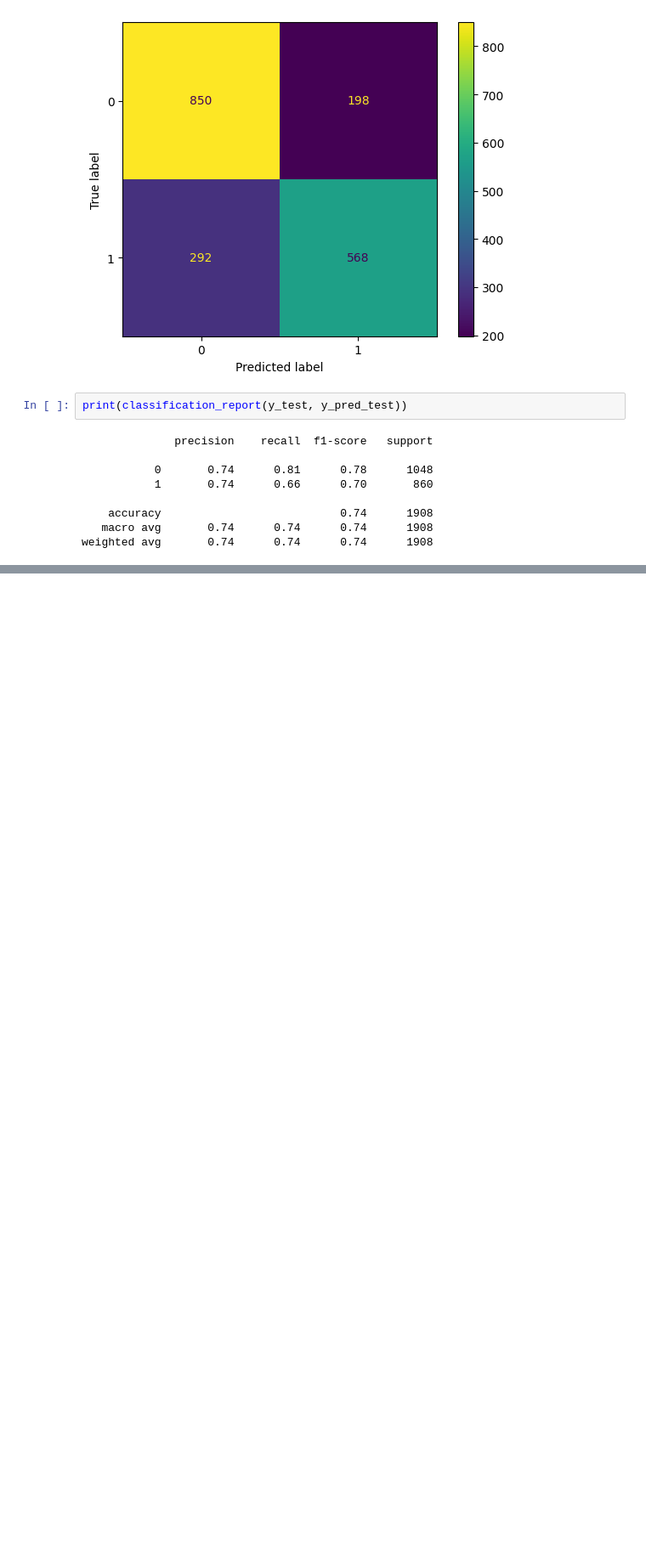
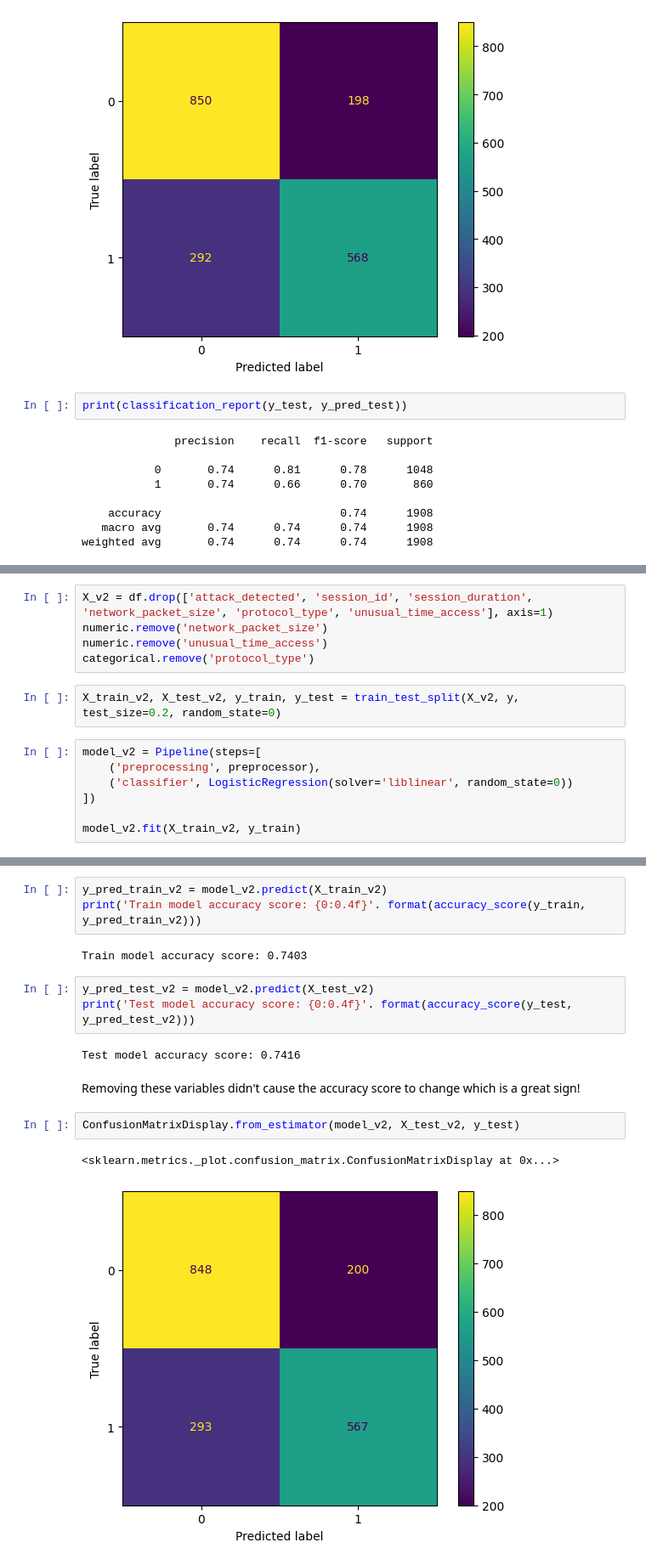
Before and after one commit to intileadam/intrusion-detection, a Jupyter notebook: intrusion-detection.ipynb, the cells around one changed output, grey strips where cells are left out. Shown at 85% size. Cells and saved outputs as stored; diff of their text form; blank space fills up the shorter version.

Commit message:
removed insignificant variables

```diff
--- a/intrusion-detection.ipynb
+++ b/intrusion-detection.ipynb
@@ -167,0 +223,14 @@ Look into cross validating results
+# %%
+X_v2 = df.drop(['attack_detected', 'session_id', 'session_duration', 'network_packet_size', 'protocol_type', 'unusual_time_access'], axis=1)
+numeric.remove('network_packet_size')
+numeric.remove('unusual_time_access')
+categorical.remove('protocol_type')
+# %%
+X_train_v2, X_test_v2, y_train, y_test = train_test_split(X_v2, y, test_size=0.2, random_state=0)
+# %%
+model_v2 = Pipeline(steps=[
+    ('preprocessing', preprocessor),
+    ('classifier', LogisticRegression(solver='liblinear', random_state=0))
+])
+
+model_v2.fit(X_train_v2, y_train)
@@ -167,0 +250,17 @@ Look into cross validating results
+# %%
+y_pred_train_v2 = model_v2.predict(X_train_v2)
+print('Train model accuracy score: {0:0.4f}'. format(accuracy_score(y_train, y_pred_train_v2)))
+# %% [output]
+Train model accuracy score: 0.7403
+# %%
+y_pred_test_v2 = model_v2.predict(X_test_v2)
+print('Test model accuracy score: {0:0.4f}'. format(accuracy_score(y_test, y_pred_test_v2)))
+# %% [output]
+Test model accuracy score: 0.7416
+# %% [markdown]
+Removing these variables didn't cause the accuracy score to change which is a great sign!
+# %%
+ConfusionMatrixDisplay.from_estimator(model_v2, X_test_v2, y_test)
+# %% [output]
+<sklearn.metrics._plot.confusion_matrix.ConfusionMatrixDisplay at 0x...>
+[figure, added]
```
Also changed, not shown: parts of 23 cells of this notebook.
